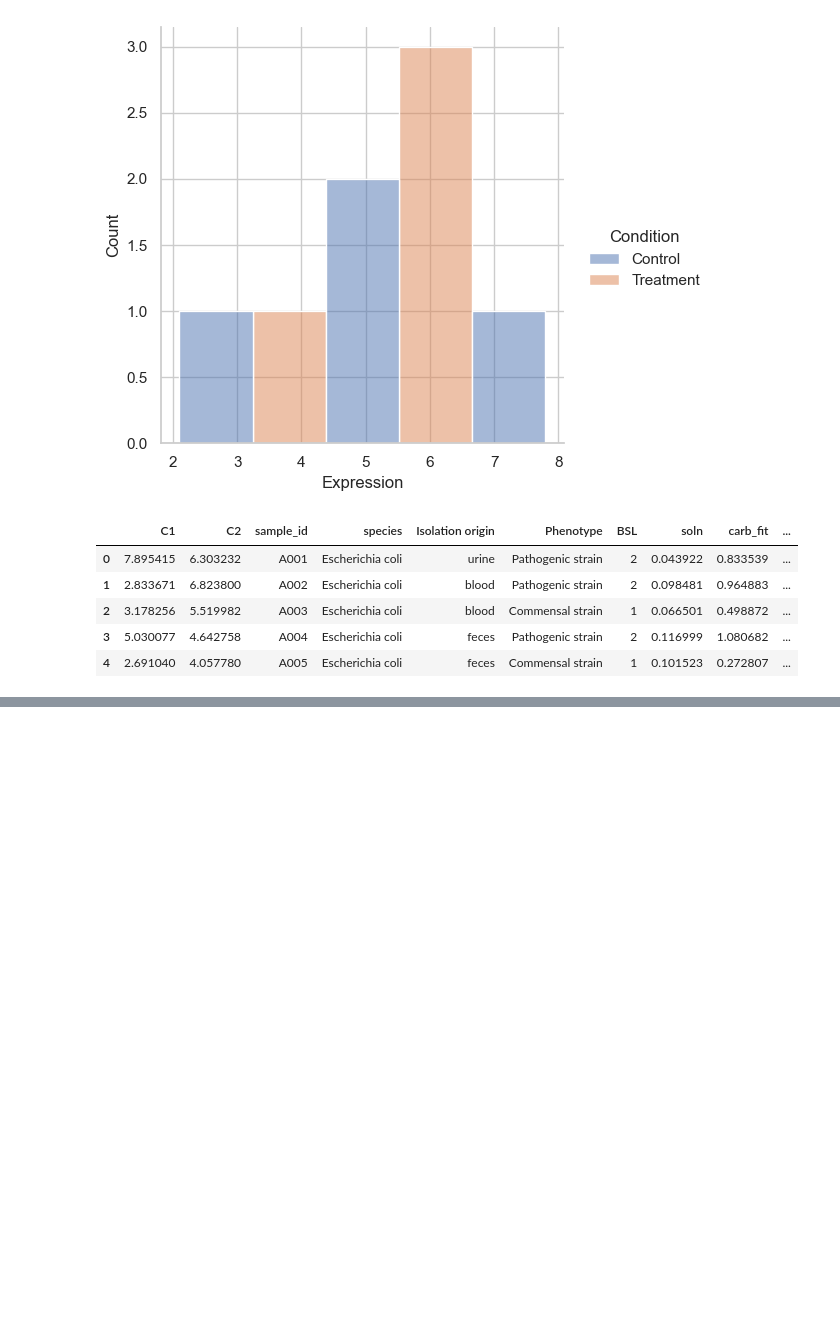
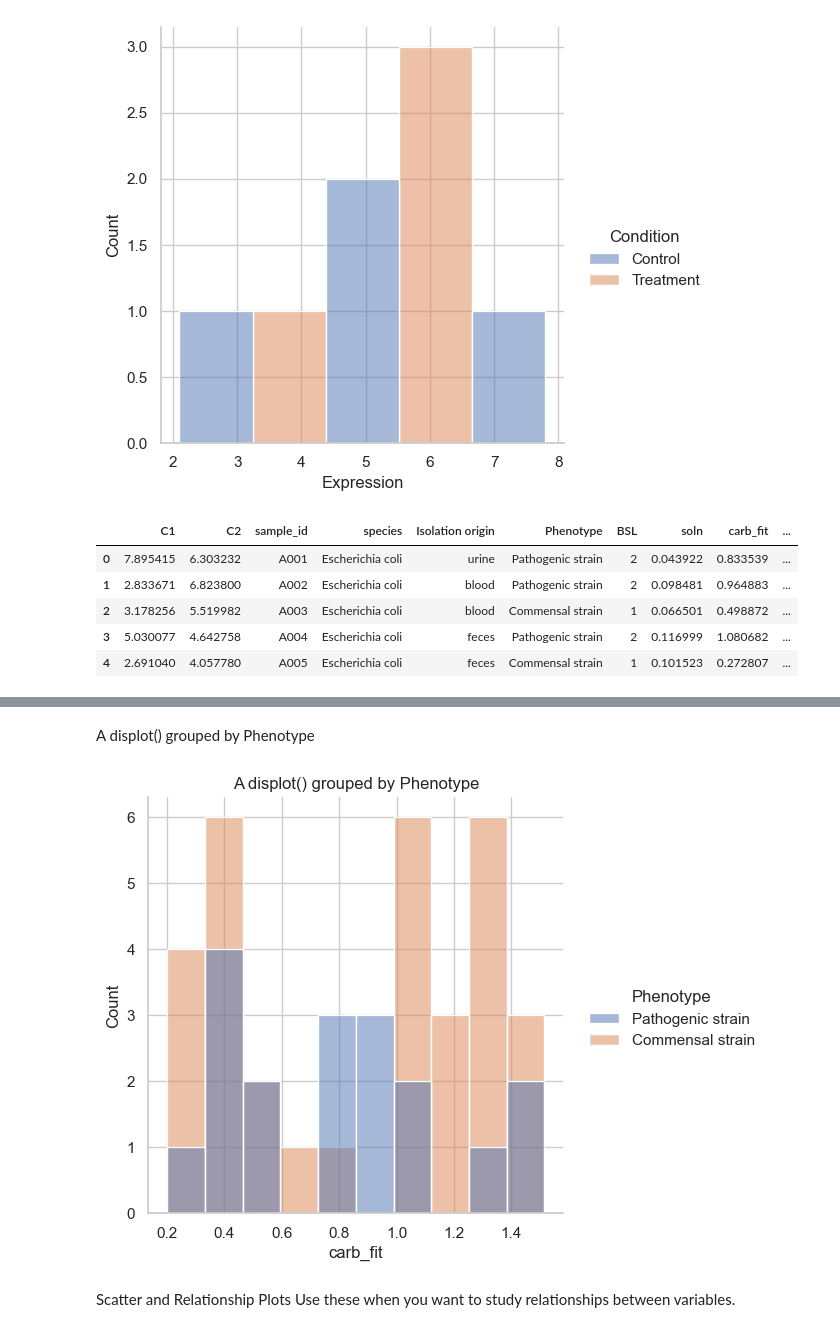
Before and after one commit to blessingpeters/HackBio_AI4Genomics, a Jupyter notebook: notes/seaborn.ipynb, the cells around one changed output, grey strips where cells are left out. Cells and saved outputs as stored; diff of their text form; code cells hidden in the pictures; blank space fills up the shorter version.

```diff
--- a/notes/seaborn.ipynb
+++ b/notes/seaborn.ipynb
@@ -84,0 +105,11 @@ bacteria_data.head()
+# %% [markdown]
+A displot() grouped by Phenotype
+# %%
+sns.displot(data=bacteria, x='carb_fit', hue='Phenotype', kind='hist', bins=10)
+plt.title("A displot() grouped by Phenotype")
+plt.show()
+# %% [output]
+[figure, added]
+# %% [markdown]
+Scatter and Relationship Plots
+Use these when you want to study relationships between variables.
```
Also changed, not shown: parts of 52 cells of this notebook.
